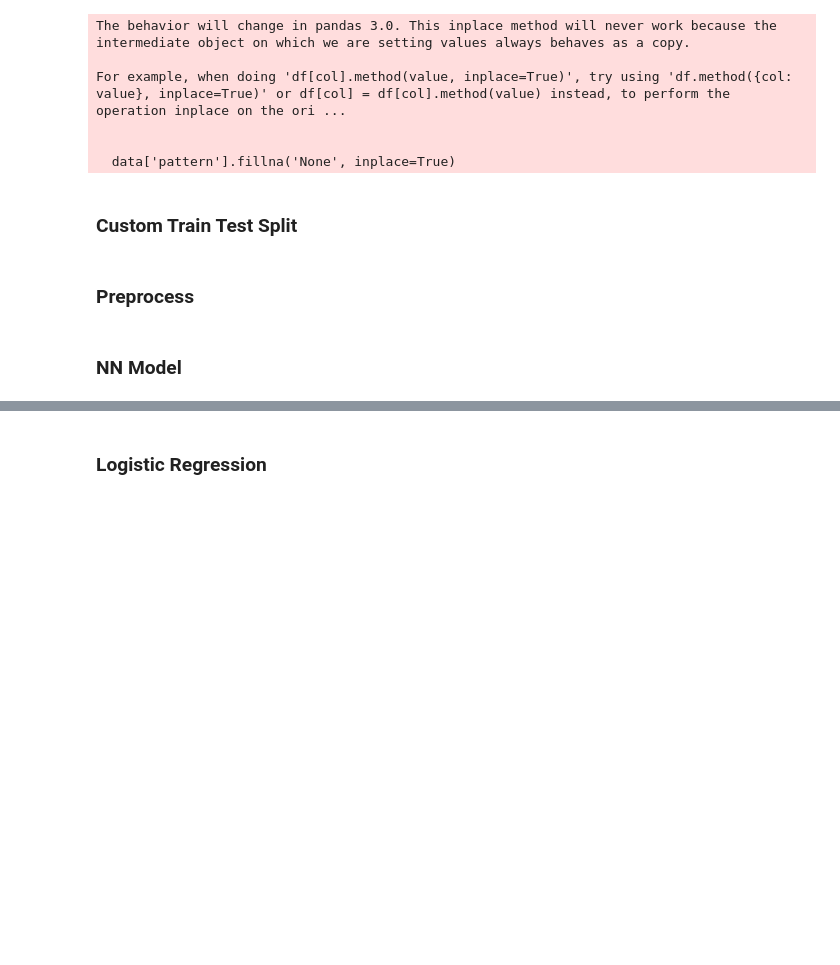
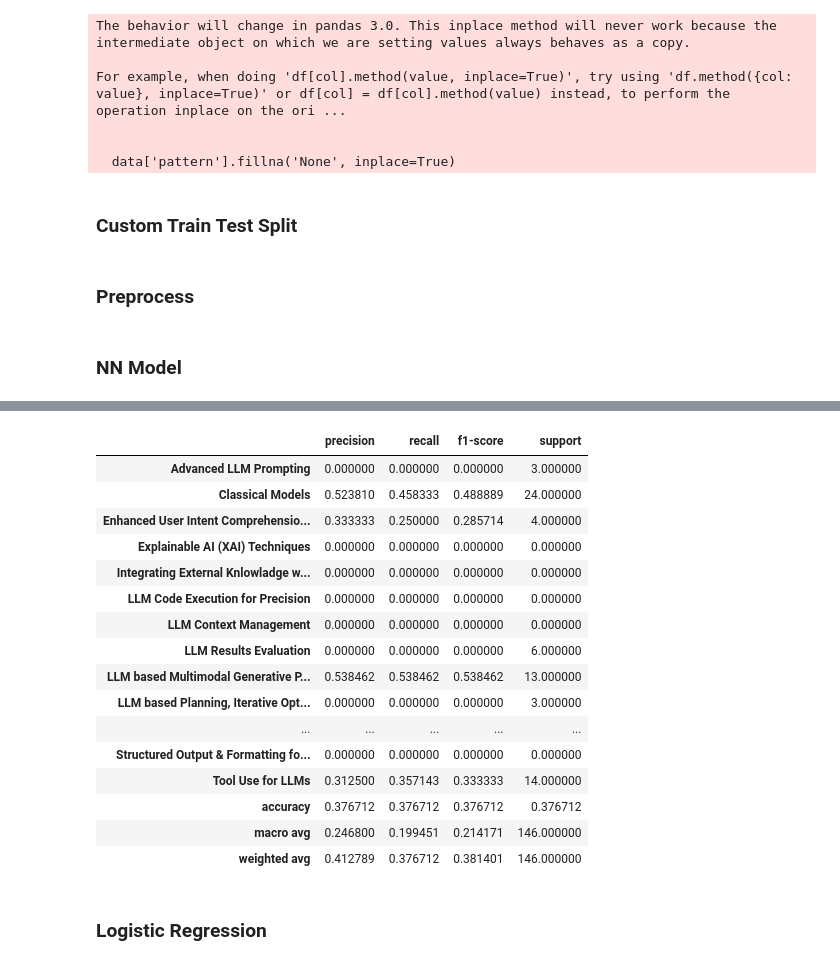
Before and after one commit to HasinthakaPiyumal/AI-Pattern-Mining-Project, a Jupyter notebook: notebooks/3.1.2.2 Syntatic data vs Actual data comparison.ipynb, the cells around one changed output, grey strips where cells are left out. Drawn from its saved outputs; the diff is of its cells as text; code cells hidden in the pictures; blank space fills up the shorter version.

Commit message:
Refactor code structure for improved readability and maintainability

```diff
--- a/notebooks/3.1.2.2 Syntatic data vs Actual data comparison.ipynb
+++ b/notebooks/3.1.2.2 Syntatic data vs Actual data comparison.ipynb
@@ -83,7 +113,7 @@ TARGET_COLUMN = 'pattern'
 def prepare_data(train_data,test_data):
     numeric_features = train_data.select_dtypes(include=[np.number]).columns.tolist()
     if not numeric_features:
-        raise ValueError("No numeric features detected – please ensure embeddings/features are present.")
+        raise ValueError("No numeric features detected - please ensure embeddings/features are present.")
 
     X_train = train_data[numeric_features].fillna(0.0).values
     X_temp = test_data[numeric_features].fillna(0.0).values
@@ -142,13 +172,14 @@ def build_classifier(input_dim: int, num_classes: int) -> Sequential:
         ]
     )
 # %%
-kfolded_data = get_folded_splits(fold_count=3,verified_train_set=False)
+kfolded_data = get_folded_splits(fold_count=3,use_only_verified=False,min_samples_per_class=8)
 fold_results = []
+predictions = []
+actuals = []
 for fold_index, (train_data, test_data) in enumerate(kfolded_data):
     print(f"Processing Fold {fold_index + 1}")
 
     X_train, X_val, X_test, y_train, y_val, y_test,y_test_enc, label_encoder, num_classes, scaler = preprocess_data_nn(train_data,test_data)
-
 
     model = build_classifier(X_train.shape[1], num_classes)
     model.compile(
@@ -177,10 +208,11 @@ for fold_index, (train_data, test_data) in enumerate(kfolded_data):
 
     y_pred = model.predict(X_test)
     y_pred_labels = y_pred.argmax(axis=1)
+
     report = classification_report(
         y_test_enc,
         y_pred_labels,
-        target_names=label_encoder.classes_,
+        target_names=label_encoder.inverse_transform(np.unique(np.concatenate((y_test_enc, y_pred_labels)))),
         output_dict=True,
         zero_division=0,
     )
@@ -195,9 +227,24 @@ for fold_index, (train_data, test_data) in enumerate(kfolded_data):
         "history": history.history,
         "test_loss": test_loss,
         "test_acc": test_acc,
-        "test_top3": test_top3
+        "test_top3": test_top3,
     })
+    actuals.extend(y_test_enc.tolist())
+    predictions.extend(y_pred_labels.tolist())
 
-print("Average Accuracy:", round(float(np.mean([float(fold_result['summary'][f'f1-score']['accuracy']) for i, fold_result in enumerate(fold_results)])), 3))
+
+
+overall_report = classification_report(
+    actuals,
+    predictions,
+    target_names=label_encoder.inverse_transform(np.unique(np.concatenate((actuals, predictions)))),
+    output_dict=True,
+    zero_division=0,
+)
+
+print("Accuracy:", overall_report["accuracy"])
+print("F1 Score:", overall_report["weighted avg"]["f1-score"])
+
+display(pd.DataFrame(overall_report).T)
 # %% [output]
 Processing Fold 1
@@ -213,3 +261,20 @@ Average Accuracy: 0.615
+|  | precision | recall | f1-score | support |
+| Advanced LLM Prompting | 0.000000 | 0.000000 | 0.000000 | 3.000000 |
+| Classical Models | 0.523810 | 0.458333 | 0.488889 | 24.000000 |
+| Enhanced User Intent Comprehensio... | 0.333333 | 0.250000 | 0.285714 | 4.000000 |
+| Explainable AI (XAI) Techniques | 0.000000 | 0.000000 | 0.000000 | 0.000000 |
+| Integrating External Knlowladge w... | 0.000000 | 0.000000 | 0.000000 | 0.000000 |
+| LLM Code Execution for Precision | 0.000000 | 0.000000 | 0.000000 | 0.000000 |
+| LLM Context Management | 0.000000 | 0.000000 | 0.000000 | 0.000000 |
+| LLM Results Evaluation | 0.000000 | 0.000000 | 0.000000 | 6.000000 |
+| LLM based Multimodal Generative P... | 0.538462 | 0.538462 | 0.538462 | 13.000000 |
+| LLM based Planning, Iterative Opt... | 0.000000 | 0.000000 | 0.000000 | 3.000000 |
+| ... | ... | ... | ... | ... |
+| Structured Output & Formatting fo... | 0.000000 | 0.000000 | 0.000000 | 0.000000 |
+| Tool Use for LLMs | 0.312500 | 0.357143 | 0.333333 | 14.000000 |
+| accuracy | 0.376712 | 0.376712 | 0.376712 | 0.376712 |
+| macro avg | 0.246800 | 0.199451 | 0.214171 | 146.000000 |
+| weighted avg | 0.412789 | 0.376712 | 0.381401 | 146.000000 |
 # %% [markdown]
 ### Logistic Regression
 # %%
```
Also changed, not shown: parts of 8 cells of this notebook, 15 other files.
